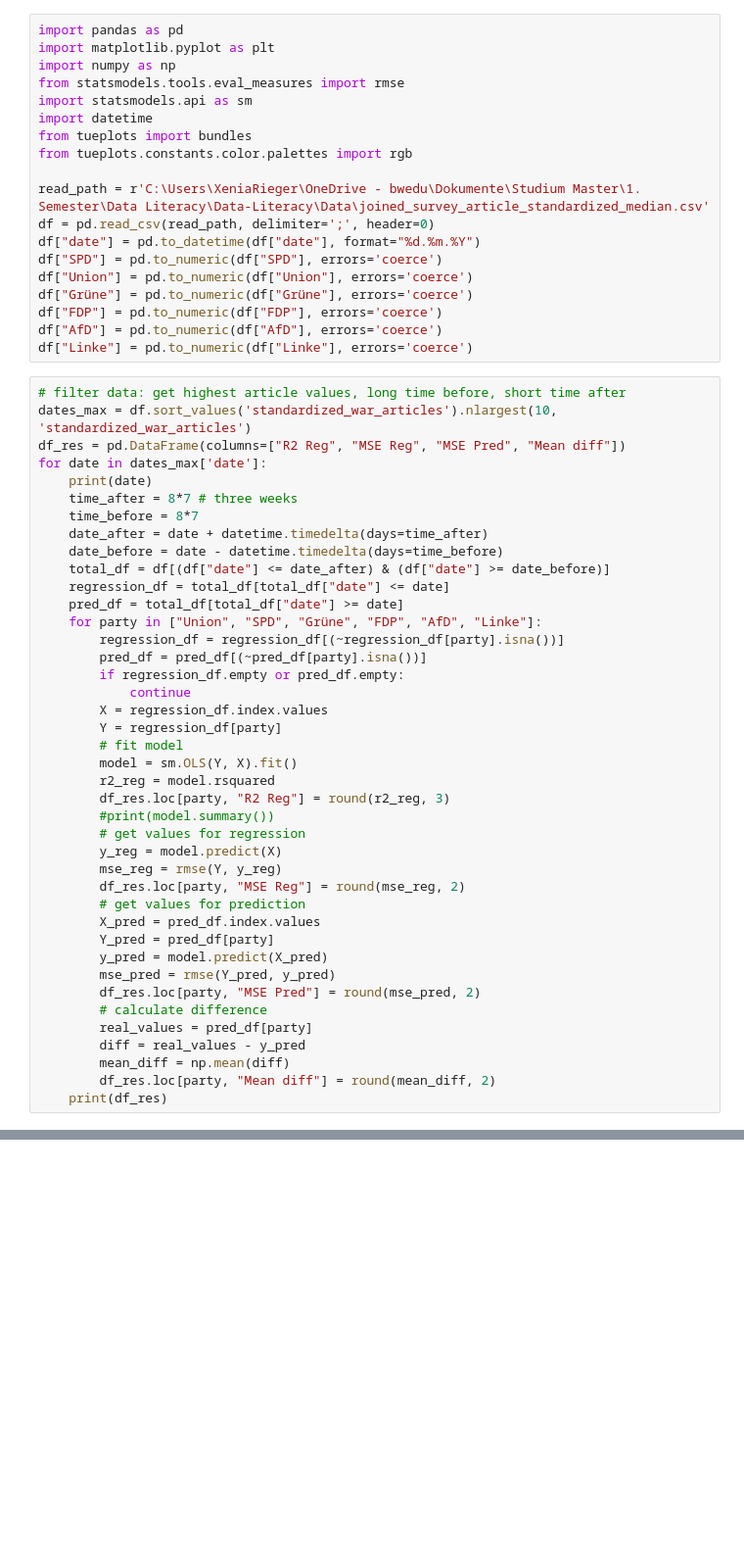
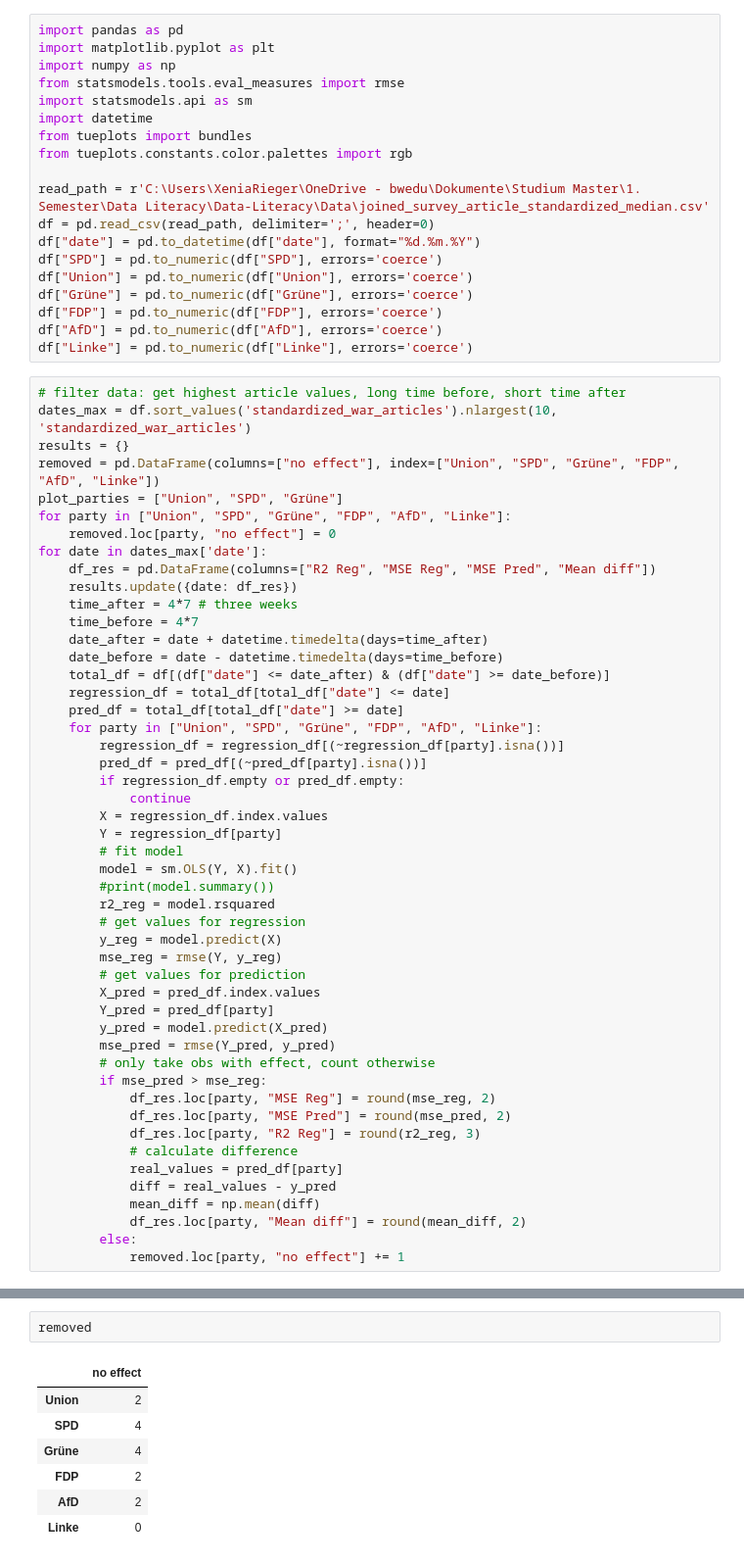
Before and after one commit to schokoblume/Data-Literacy, a Jupyter notebook: Analysis/RegressionPrediction2.ipynb, the cells around one changed output, grey strips where cells are left out. Shown at 98% size. Saved outputs shown, nothing was run; the diff lists cells and outputs as text; blank space fills up the shorter version.

Commit message:
table

```diff
--- a/Analysis/RegressionPrediction2.ipynb
+++ b/Analysis/RegressionPrediction2.ipynb
@@ -20,11 +20,16 @@ df["Linke"] = pd.to_numeric(df["Linke"], errors='coerce')
 # %%
 # filter data: get highest article values, long time before, short time after
 dates_max = df.sort_values('standardized_war_articles').nlargest(10, 'standardized_war_articles')
-df_res = pd.DataFrame(columns=["R2 Reg", "MSE Reg", "MSE Pred", "Mean diff"])
+results = {}
+removed = pd.DataFrame(columns=["no effect"], index=["Union", "SPD", "Grüne", "FDP", "AfD", "Linke"])
+plot_parties = ["Union", "SPD", "Grüne"]
+for party in ["Union", "SPD", "Grüne", "FDP", "AfD", "Linke"]:
+    removed.loc[party, "no effect"] = 0
 for date in dates_max['date']:
-    print(date)
-    time_after = 8*7 # three weeks
-    time_before = 8*7
+    df_res = pd.DataFrame(columns=["R2 Reg", "MSE Reg", "MSE Pred", "Mean diff"])
+    results.update({date: df_res})
+    time_after = 4*7 # three weeks
+    time_before = 4*7
     date_after = date + datetime.timedelta(days=time_after)
     date_before = date - datetime.timedelta(days=time_before)
     total_df = df[(df["date"] <= date_after) & (df["date"] >= date_before)]
@@ -39,22 +44,25 @@ for date in dates_max['date']:
         Y = regression_df[party]
         # fit model
         model = sm.OLS(Y, X).fit()
+        #print(model.summary())
         r2_reg = model.rsquared
-        df_res.loc[party, "R2 Reg"] = round(r2_reg, 3)
-        #print(model.summary())
         # get values for regression
         y_reg = model.predict(X)
         mse_reg = rmse(Y, y_reg)
-        df_res.loc[party, "MSE Reg"] = round(mse_reg, 2)
         # get values for prediction
         X_pred = pred_df.index.values
         Y_pred = pred_df[party]
         y_pred = model.predict(X_pred)
         mse_pred = rmse(Y_pred, y_pred)
-        df_res.loc[party, "MSE Pred"] = round(mse_pred, 2)
-        # calculate difference
-        real_values = pred_df[party]
-        diff = real_values - y_pred
-        mean_diff = np.mean(diff)
-        df_res.loc[party, "Mean diff"] = round(mean_diff, 2)
-    print(df_res)
+        # only take obs with effect, count otherwise
+        if mse_pred > mse_reg:
+            df_res.loc[party, "MSE Reg"] = round(mse_reg, 2)
+            df_res.loc[party, "MSE Pred"] = round(mse_pred, 2)
+            df_res.loc[party, "R2 Reg"] = round(r2_reg, 3)
+            # calculate difference
+            real_values = pred_df[party]
+            diff = real_values - y_pred
+            mean_diff = np.mean(diff)
+            df_res.loc[party, "Mean diff"] = round(mean_diff, 2)
+        else:
+            removed.loc[party, "no effect"] += 1
@@ -196,0 +69,10 @@ findfont: Generic family 'serif' not found because none of the following familie
+# %%
+removed
+# %% [output]
+|  | no effect |
+| Union | 2 |
+| SPD | 4 |
+| Grüne | 4 |
+| FDP | 2 |
+| AfD | 2 |
+| Linke | 0 |
```
Also changed, not shown: parts of 5 cells of this notebook.
